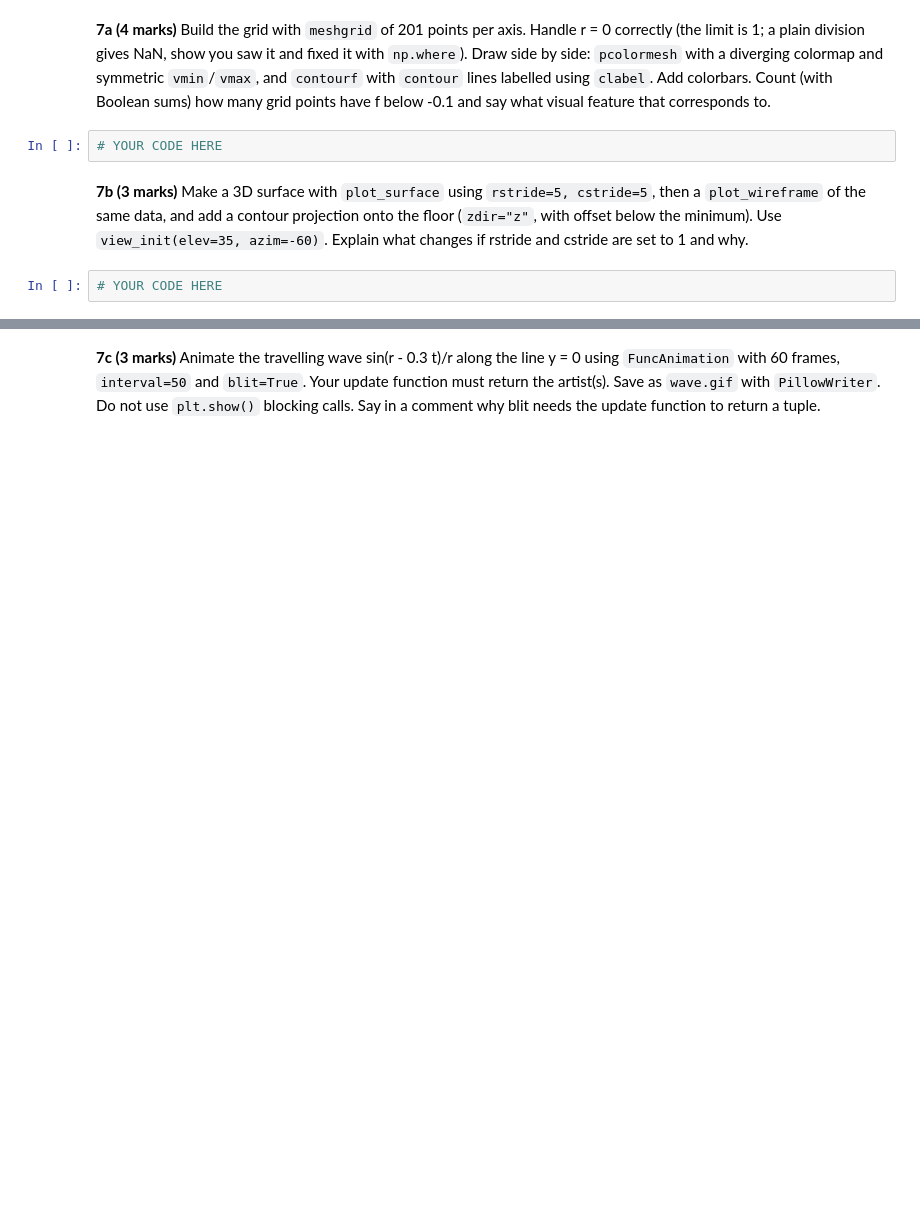
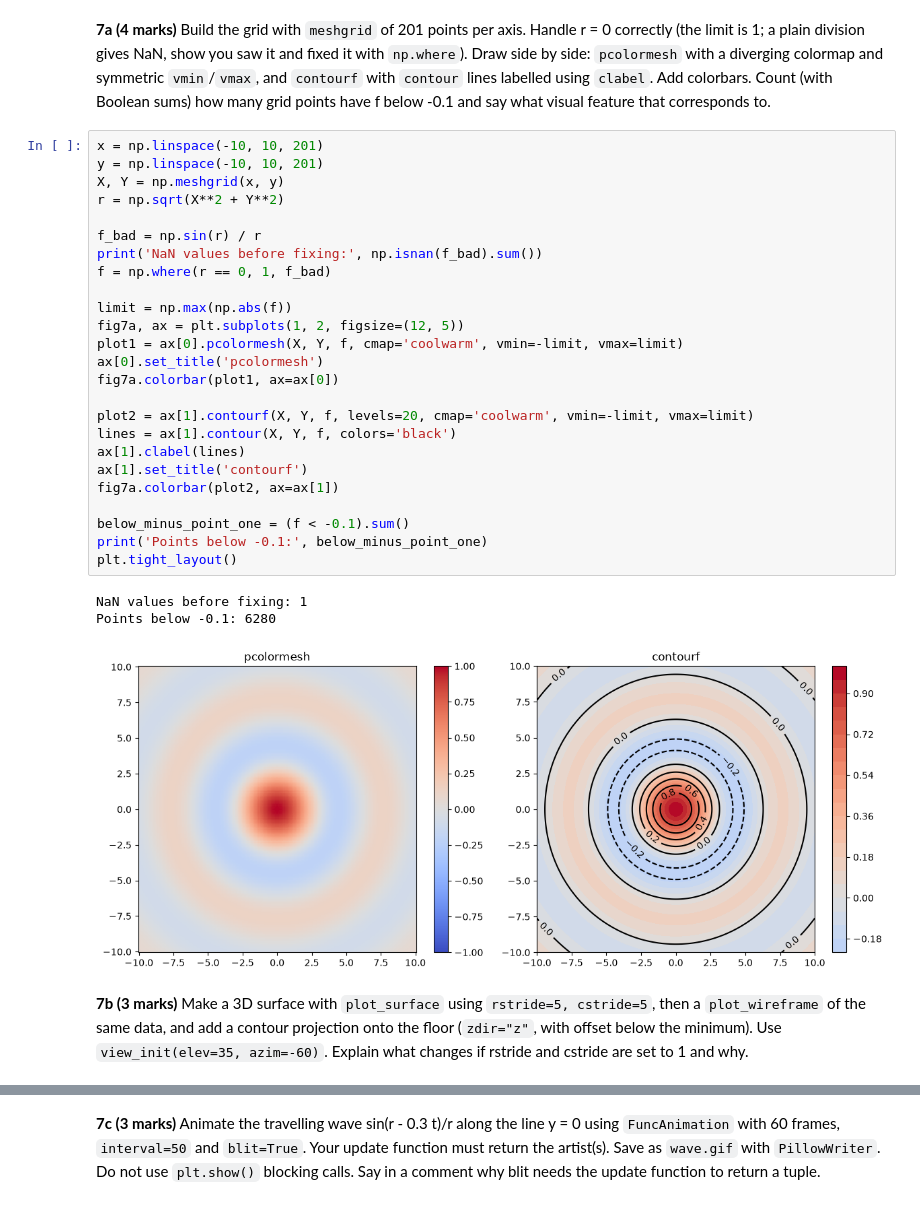
Before and after one commit to A-Hell/PAI-A3-25F-0001, a Jupyter notebook: Assignment3_Programming_for_AI.ipynb, the cells around one changed output, grey strips where cells are left out. Cells and saved outputs as stored; diff of their text form; blank space fills up the shorter version.

```diff
--- a/Assignment3_Programming_for_AI.ipynb
+++ b/Assignment3_Programming_for_AI.ipynb
@@ -670,9 +671,34 @@ D 64.49
 Let f(x, y) = sin(r) / r with r = sqrt(x^2 + y^2) on x, y in [-10, 10].
 # %% [markdown]
 **7a (4 marks)** Build the grid with `meshgrid` of 201 points per axis. Handle r = 0 correctly (the limit is 1; a plain division gives NaN, show you saw it and fixed it with `np.where`). Draw side by side: `pcolormesh` with a diverging colormap and symmetric `vmin`/`vmax`, and `contourf` with `contour` lines labelled using `clabel`. Add colorbars. Count (with Boolean sums) how many grid points have f below -0.1 and say what visual feature that corresponds to.
-# %%
-# YOUR CODE HERE
+# %%
+x = np.linspace(-10, 10, 201)
+y = np.linspace(-10, 10, 201)
+X, Y = np.meshgrid(x, y)
+r = np.sqrt(X**2 + Y**2)
+
+f_bad = np.sin(r) / r
+print('NaN values before fixing:', np.isnan(f_bad).sum())
+f = np.where(r == 0, 1, f_bad)
+
+limit = np.max(np.abs(f))
+fig7a, ax = plt.subplots(1, 2, figsize=(12, 5))
+plot1 = ax[0].pcolormesh(X, Y, f, cmap='coolwarm', vmin=-limit, vmax=limit)
+ax[0].set_title('pcolormesh')
+fig7a.colorbar(plot1, ax=ax[0])
+
+plot2 = ax[1].contourf(X, Y, f, levels=20, cmap='coolwarm', vmin=-limit, vmax=limit)
+lines = ax[1].contour(X, Y, f, colors='black')
+ax[1].clabel(lines)
+ax[1].set_title('contourf')
+fig7a.colorbar(plot2, ax=ax[1])
+
+below_minus_point_one = (f < -0.1).sum()
+print('Points below -0.1:', below_minus_point_one)
+plt.tight_layout()
+# %% [output]
+NaN values before fixing: 1
+Points below -0.1: 6280
+[figure, added]
 # %% [markdown]
 **7b (3 marks)** Make a 3D surface with `plot_surface` using `rstride=5, cstride=5`, then a `plot_wireframe` of the same data, and add a contour projection onto the floor (`zdir="z"`, with offset below the minimum). Use `view_init(elev=35, azim=-60)`. Explain what changes if rstride and cstride are set to 1 and why.
-# %%
-# YOUR CODE HERE
```
Also changed, not shown: parts of 4 cells of this notebook, 1 other file.
